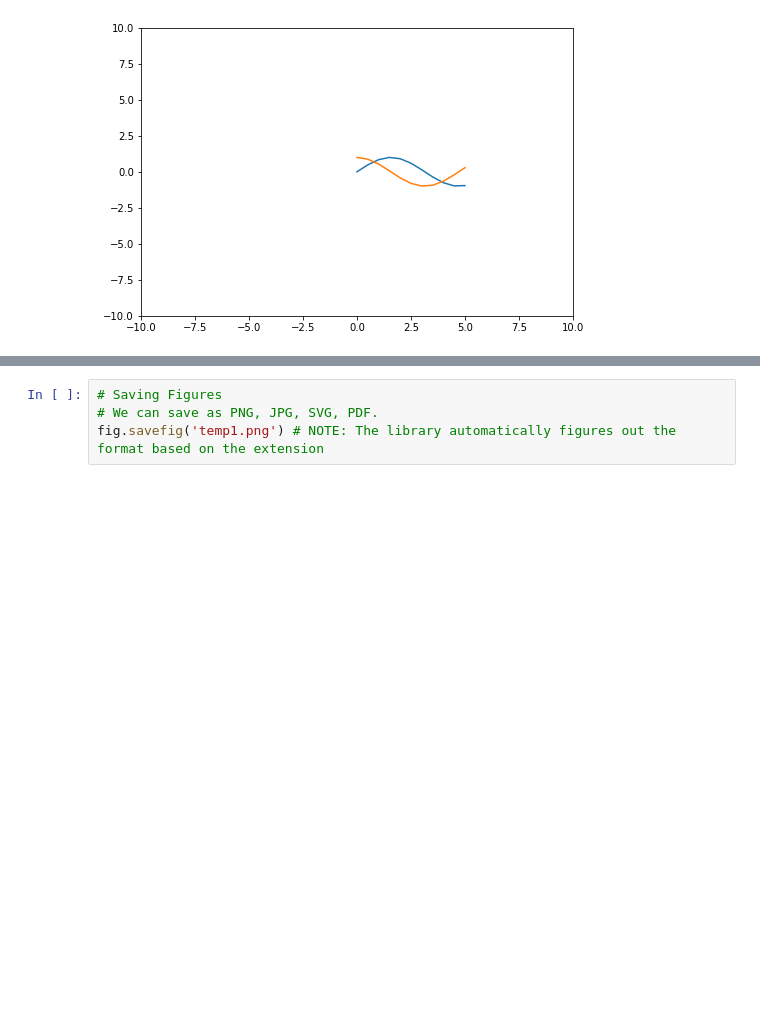
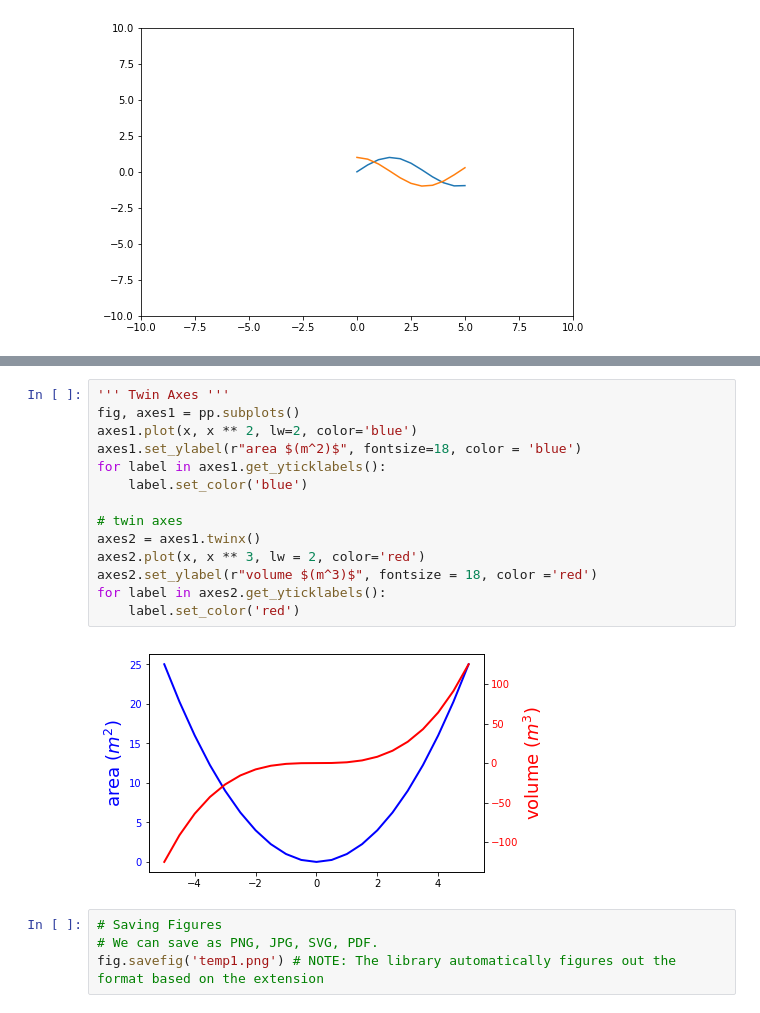
Before and after one commit to ashish-rane/MachineLearning, a Jupyter notebook: Matplotlib/Matplotlib_basics.ipynb, the cells around one changed output, grey strips where cells are left out. Drawn from its saved outputs; the diff is of its cells as text; blank space fills up the shorter version.

```diff
--- a/Matplotlib/Matplotlib_basics.ipynb
+++ b/Matplotlib/Matplotlib_basics.ipynb
@@ -118,3 +133,19 @@ axes.set_facecolor('lightgrey')
+# %%
+''' Twin Axes '''
+fig, axes1 = pp.subplots()
+axes1.plot(x, x ** 2, lw=2, color='blue')
+axes1.set_ylabel(r"area $(m^2)$", fontsize=18, color = 'blue')
+for label in axes1.get_yticklabels():
+    label.set_color('blue')
+
+# twin axes
+axes2 = axes1.twinx()
+axes2.plot(x, x ** 3, lw = 2, color='red')
+axes2.set_ylabel(r"volume $(m^3)$", fontsize = 18, color ='red')
+for label in axes2.get_yticklabels():
+    label.set_color('red')
+# %% [output]
+[figure, added]
 # %%
 # Saving Figures
 # We can save as PNG, JPG, SVG, PDF.
```
Also changed, not shown: parts of 4 cells of this notebook, 3 other files.
